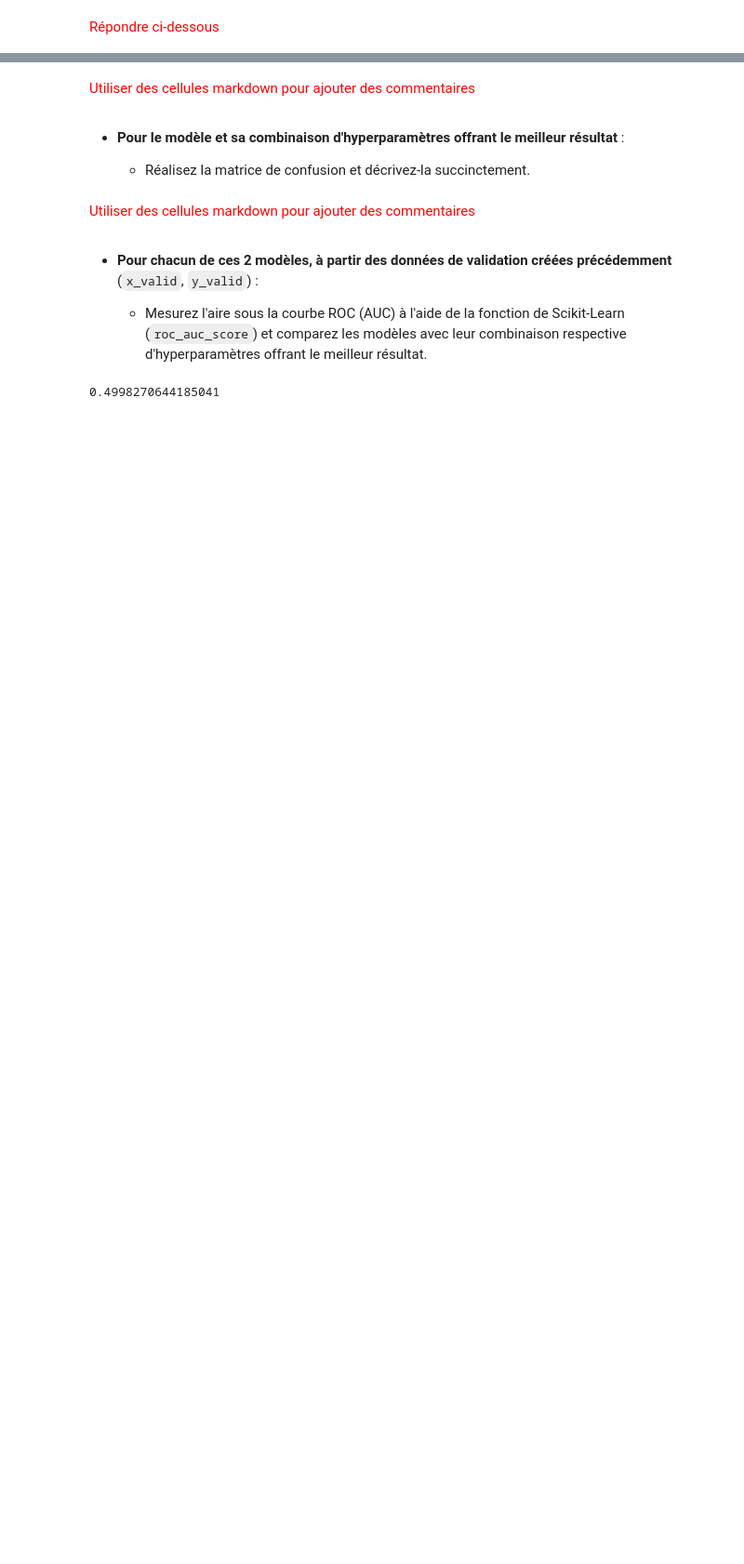
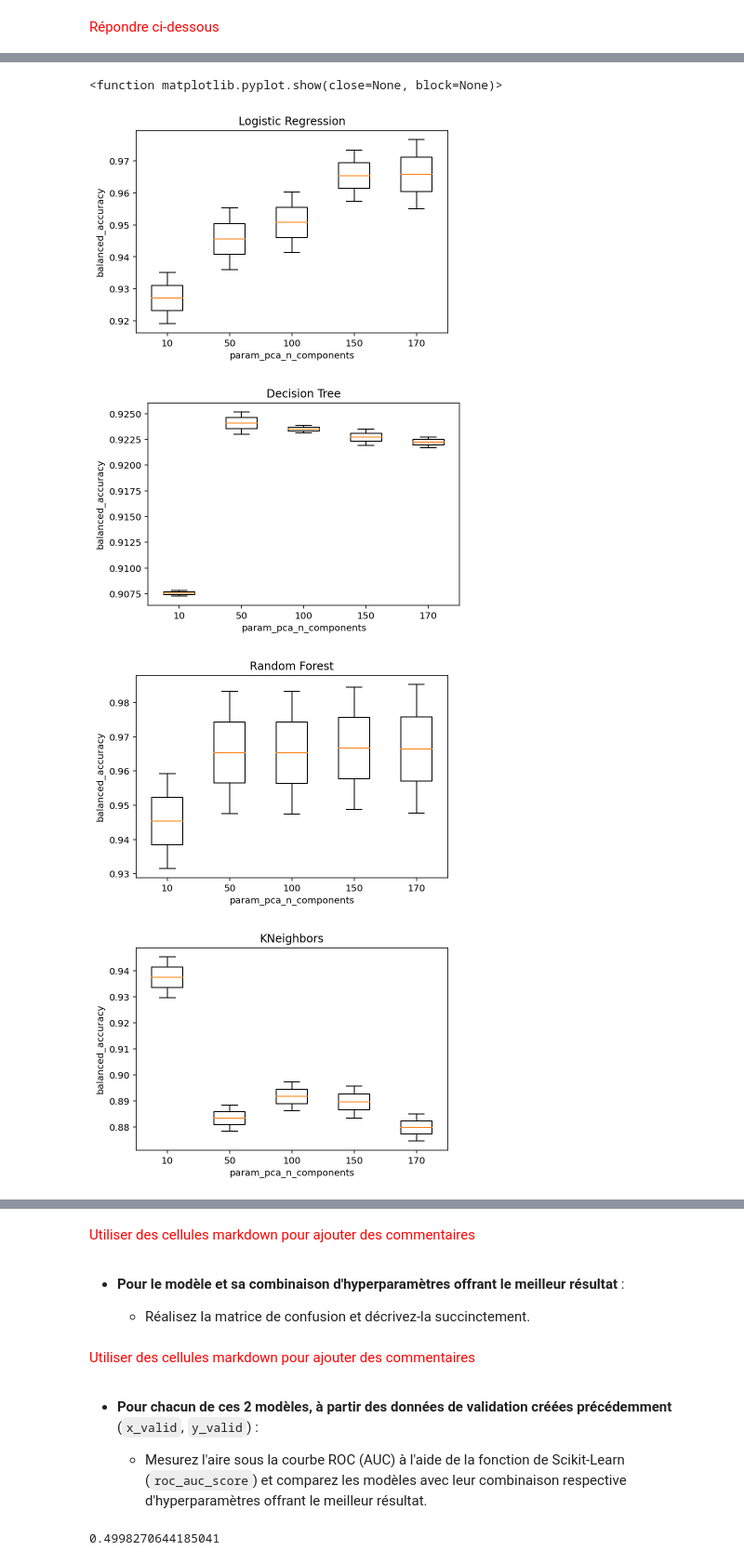
Before and after one commit to AlexisDel/Projet-ISD2, a Jupyter notebook: Projet.ipynb, the cells around one changed output, grey strips where cells are left out. Shown at 93% size. Saved outputs shown, nothing was run; the diff lists cells and outputs as text; code cells hidden in the pictures; blank space fills up the shorter version.

```diff
--- a/Projet.ipynb
+++ b/Projet.ipynb
@@ -906,7 +967,9 @@ Cross-Validation balanced accuracy :  [0.502 0.5   0.502 0.5   0.5  ]
     Répondre ci-dessous
 </span>
 # %%
-n_components = [10]
+# Compute Cross-Validation
+
+n_components = [10, 50, 100, 150, 170]
 
 models = {LogisticRegression(random_state=0, max_iter=10000) : "Logistic Regression",
           DecisionTreeClassifier(random_state=0) : "Decision Tree",
@@ -915,21 +978,24 @@ models = {LogisticRegression(random_state=0, max_iter=10000) : "Logistic Regress
           SVC(max_iter=1000) : "SVC"
          }
 
+
+cv_scores = []
+
+x_train_scaled, x_valid_scaled = standardize(x_train, x_valid)
+
 for model in models:
-    data = []
 
+    model_name = models.get(model)
+    cv_score_model = []
+
+    t0 = time.perf_counter()
     for n_component in n_components:
 
-        X_train, X_valid = standardize_and_pca(n_component, x_train, x_valid)
+        X_train, X_valid = pca(n_component, x_train_scaled, x_valid_scaled)
+        cv_score_model.append(cross_val_score(model, X_train, y_train, scoring=SCORINGS, cv=2))
 
-        clf = model
-        clf.fit(X_train, y_train)  # training
+    cv_scores.append( (model_name, cv_score_model) )
 
-        y_pred = clf.predict(X_valid)  # predictions
-
-        data.append(cross_val_score(model, X_train, y_train, scoring="balanced_accuracy", cv=2))  # scoring
-
-    plt.title(models.get(model))
-    plt.boxplot(data)
-    plt.show()
+    t1 = time.perf_counter()
+    print(f"{model_name} : {t1 - t0:0.4f} seconds")
 # %% [output]
@@ -979,0 +1007,16 @@ KeyboardInterrupt
+# %%
+for model, cv_score in cv_scores:
+
+    f, ax = plt.subplots()
+    plt.title(model)
+    plt.xlabel('param_pca_n_components')
+    plt.ylabel('balanced_accuracy')
+    plt.boxplot(cv_score)
+    ax.set_xticklabels(["10", "50", "100", "150", "170"])
+plt.show
+# %% [output]
+<function matplotlib.pyplot.show(close=None, block=None)>
+[figure, added]
+[figure, added]
+[figure, added]
+[figure, added]
```
Also changed, not shown: parts of 17 cells of this notebook, 3 other files.
